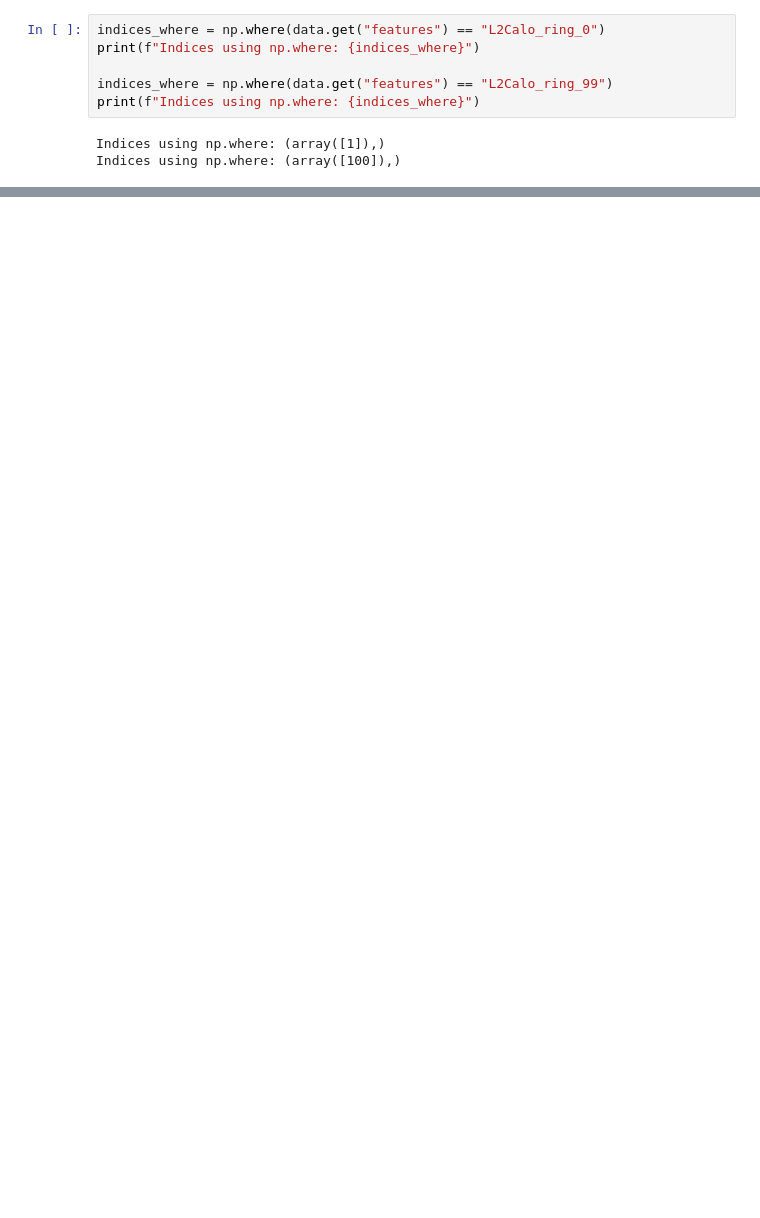
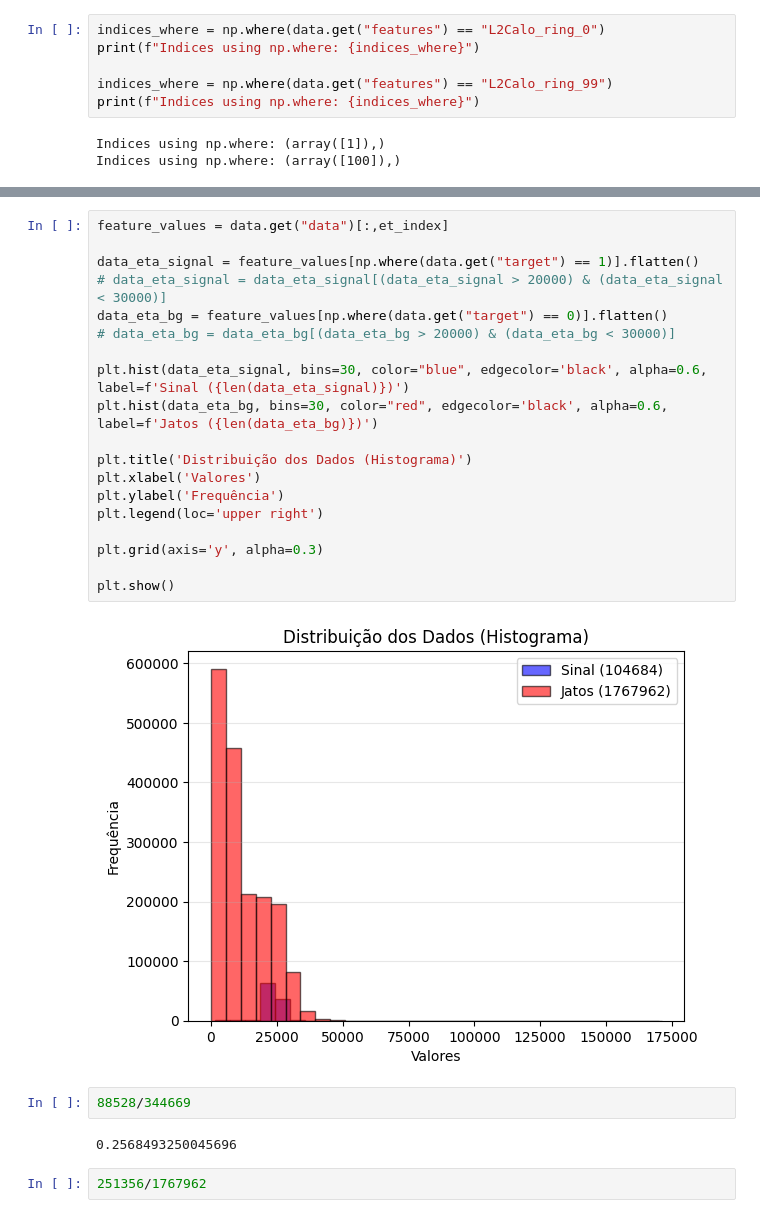
Before and after one commit to Pedrofran682/egamma_master, a Jupyter notebook: notebooks/check_run2_data.ipynb, the cells around one changed output, grey strips where cells are left out. Cells and saved outputs as stored; diff of their text form; blank space fills up the shorter version.

```diff
--- a/notebooks/check_run2_data.ipynb
+++ b/notebooks/check_run2_data.ipynb
@@ -48,0 +101,27 @@ Indices using np.where: (array([100]),)
+# %%
+feature_values = data.get("data")[:,et_index]
+
+data_eta_signal = feature_values[np.where(data.get("target") == 1)].flatten()
+# data_eta_signal = data_eta_signal[(data_eta_signal > 20000) & (data_eta_signal < 30000)]
+data_eta_bg = feature_values[np.where(data.get("target") == 0)].flatten()
+# data_eta_bg = data_eta_bg[(data_eta_bg > 20000) & (data_eta_bg < 30000)]
+
+plt.hist(data_eta_signal, bins=30, color="blue", edgecolor='black', alpha=0.6, label=f'Sinal ({len(data_eta_signal)})')
+plt.hist(data_eta_bg, bins=30, color="red", edgecolor='black', alpha=0.6,  label=f'Jatos ({len(data_eta_bg)})')
+
+plt.title('Distribuição dos Dados (Histograma)')
+plt.xlabel('Valores')
+plt.ylabel('Frequência')
+plt.legend(loc='upper right')
+
+plt.grid(axis='y', alpha=0.3)
+
+plt.show()
+# %% [output]
+[figure, added]
+# %%
+88528/344669
+# %% [output]
+0.2568493250045696
+# %%
+251356/1767962
```
Also changed, not shown: parts of 8 cells of this notebook, 1 other file.
